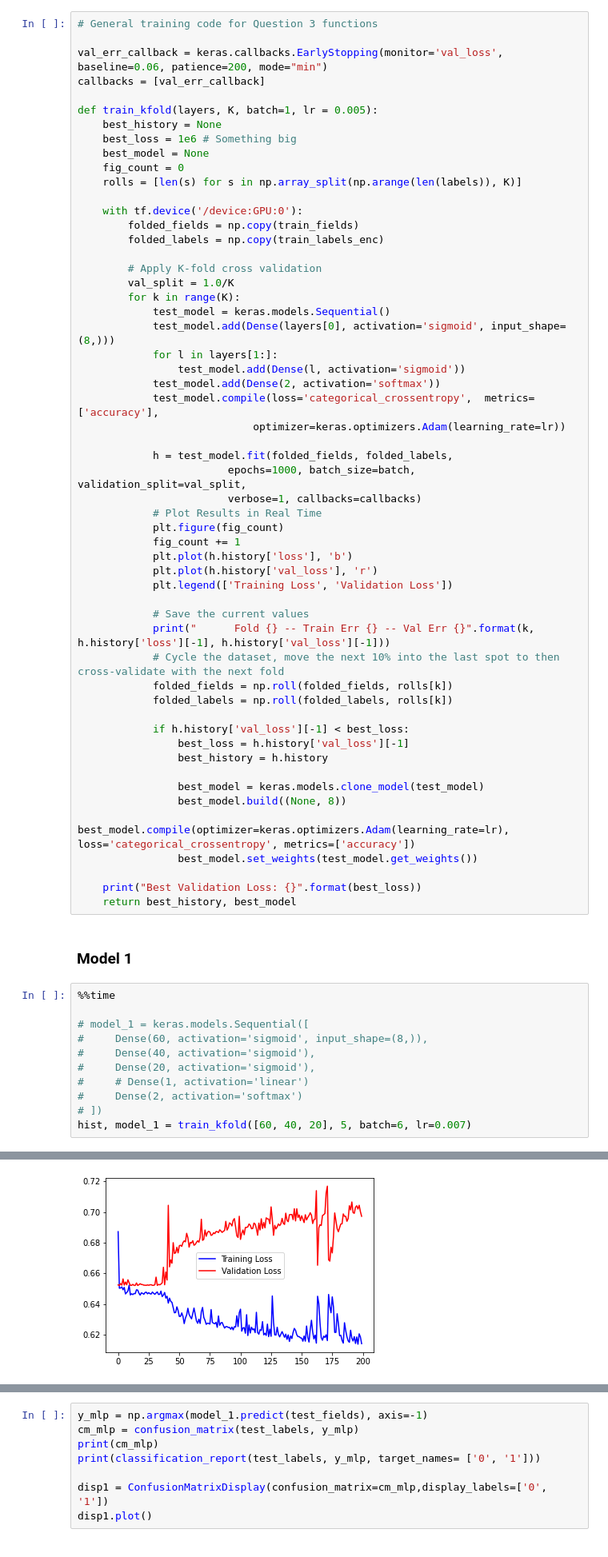
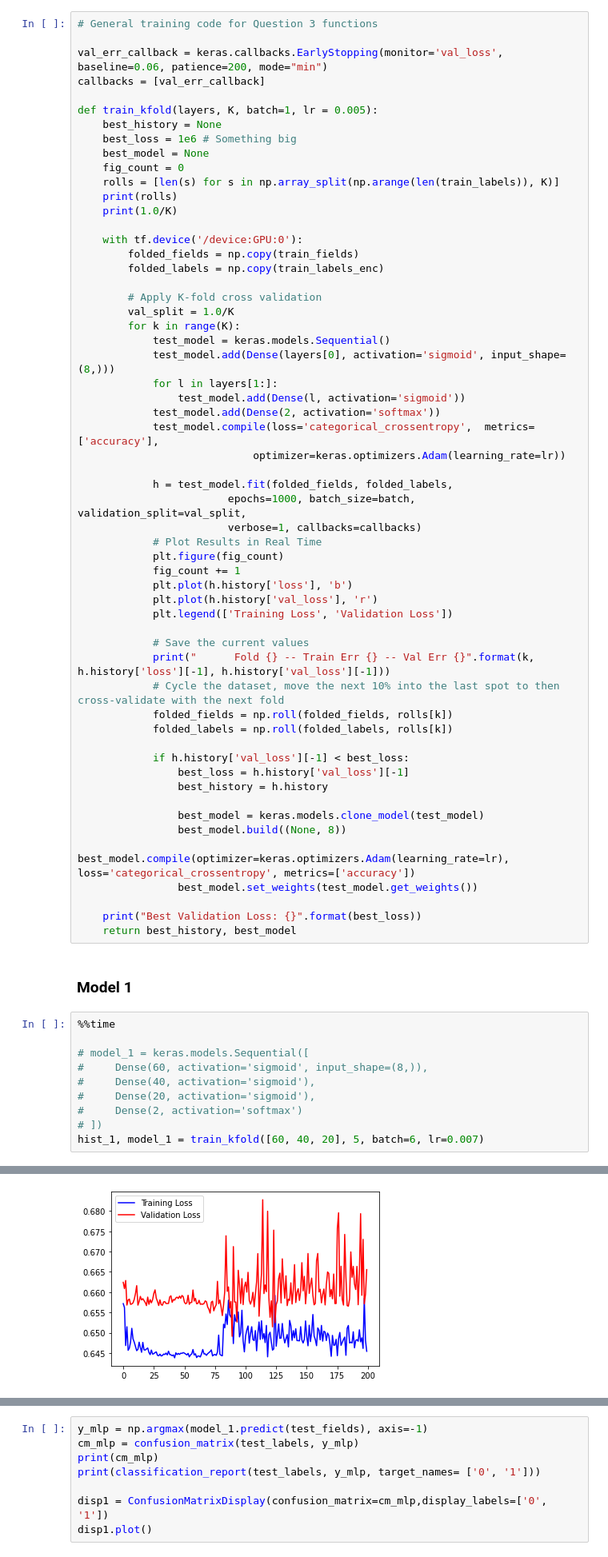
Before and after one commit to ArjunNarayan2066/Test, a Jupyter notebook: A2Q1.ipynb, the cells around one changed output, grey strips where cells are left out. Shown at 80% size. Drawn from its saved outputs; the diff is of its cells as text.

```diff
--- a/A2Q1.ipynb
+++ b/A2Q1.ipynb
@@ -122,7 +125,9 @@ def train_kfold(layers, K, batch=1, lr = 0.005):
     best_loss = 1e6 # Something big
     best_model = None
     fig_count = 0
-    rolls = [len(s) for s in np.array_split(np.arange(len(labels)), K)]
+    rolls = [len(s) for s in np.array_split(np.arange(len(train_labels)), K)]
+    print(rolls)
+    print(1.0/K)
 
     with tf.device('/device:GPU:0'):
         folded_fields = np.copy(train_fields)
@@ -175,8 +180,7 @@ def train_kfold(layers, K, batch=1, lr = 0.005):
 #     Dense(60, activation='sigmoid', input_shape=(8,)),
 #     Dense(40, activation='sigmoid'),
 #     Dense(20, activation='sigmoid'),
-#     # Dense(1, activation='linear')
 #     Dense(2, activation='softmax')
 # ])
-hist, model_1 = train_kfold([60, 40, 20], 5, batch=6, lr=0.007)
+hist_1, model_1 = train_kfold([60, 40, 20], 5, batch=6, lr=0.007)
 # %% [output]
@@ -201 +222 @@ Wall time: 5min 5s
-[figure, old version]
+[figure, new version]
```
Also changed, not shown: parts of 8 cells of this notebook.
